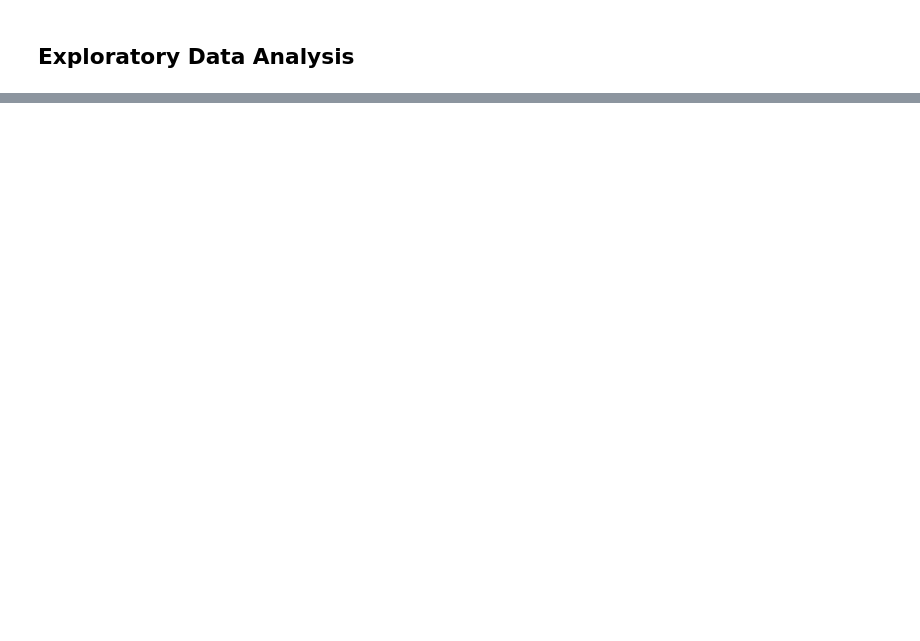
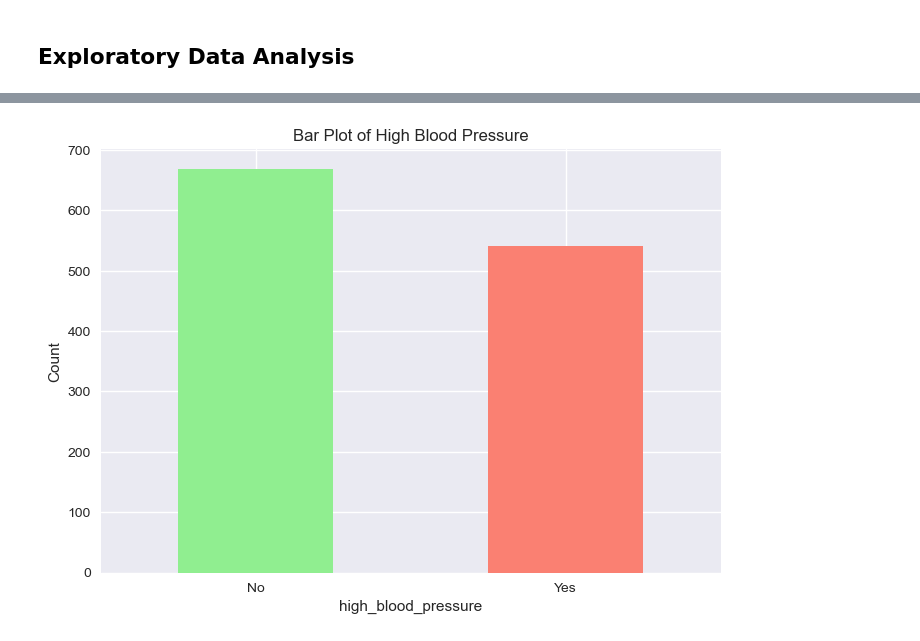
Before and after one commit to ryansoh-42/interpretable-ML-T2DM, a Jupyter notebook: notebooks/02_eda.ipynb, the cells around one changed output, grey strips where cells are left out. Saved outputs shown, nothing was run; the diff lists cells and outputs as text; code cells hidden in the pictures; blank space fills up the shorter version.

```diff
--- a/notebooks/02_eda.ipynb
+++ b/notebooks/02_eda.ipynb
@@ -85,0 +88,10 @@ plt.show()
+# %%
+df["high_blood_pressure"].value_counts().plot(kind="bar", color=["lightgreen", "salmon"])
+
+plt.xticks([0,1], ["No", "Yes"])
+plt.xticks(rotation=0)
+plt.ylabel("Count")
+plt.title("Bar Plot of High Blood Pressure")
+plt.show()
+# %% [output]
+[figure, added]
```
Also changed, not shown: parts of 10 cells of this notebook, 3 other files.
